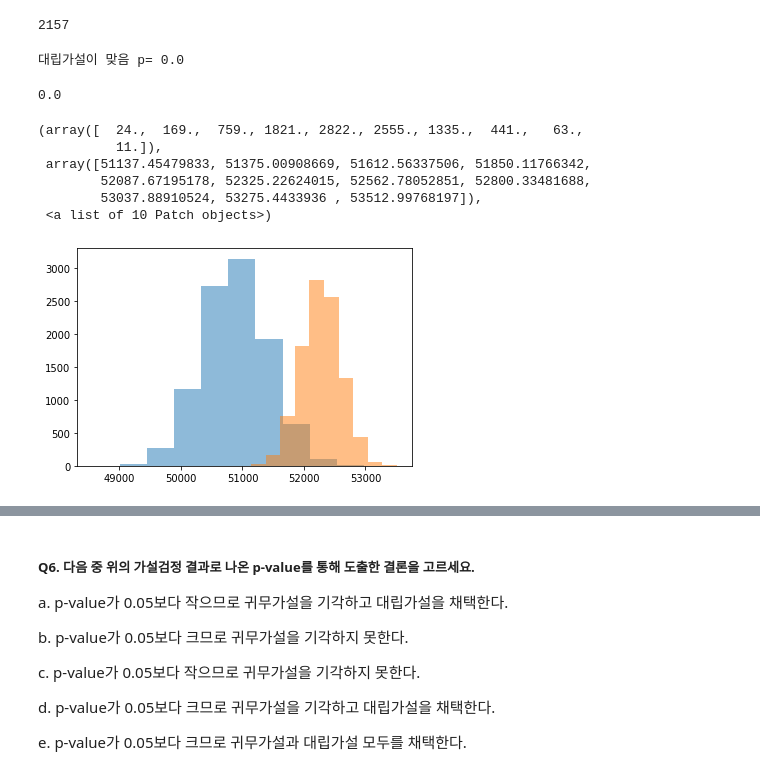
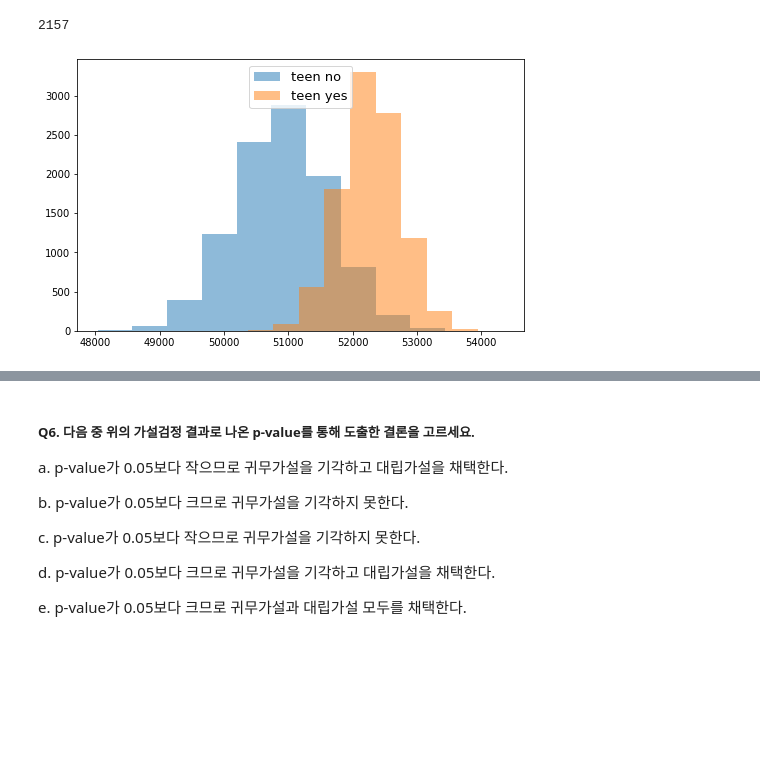
Before and after one commit to LamuneGitHub/A001_Python_Test, a Jupyter notebook: ai15-sc12x-이상필.ipynb, the cells around one changed output, grey strips where cells are left out. Drawn from its saved outputs; the diff is of its cells as text; code cells hidden in the pictures; blank space fills up the shorter version.

```diff
--- a/ai15-sc12x-이상필.ipynb
+++ b/ai15-sc12x-이상필.ipynb
@@ -393,23 +393,24 @@ df_yes = df_clean.query( 'Teenhome == 1')
 
 sample_count = len(df_clean)
 repeat_count = 10000
-boot_no = bootstrap( df_no['Income'] , sample_count , repeat_count)
-boot_yes = bootstrap( df_yes['Income'] , sample_count , repeat_count)
 
-# T-Test 수행
-p = t_test ( boot_no , boot_yes , "less" )
-p
+np.random.seed(2)
+
+boot_no, boot_yes, boot_diff = [], [], []
+for _ in range(repeat_count):
+  sample = df_clean.sample(sample_count, replace=True)
+
+  samp_no = sample[sample.Teenhome == 0]['Income'].mean()
+  samp_yes = sample[sample.Teenhome == 1]['Income'].mean()
+
+  boot_no.append( samp_no )
+  boot_yes.append( samp_yes )
+  boot_diff.append( samp_yes - samp_no )
-# %% [output]
-대립가설이 맞음 p= 0.0
-0.0
 # %%
-plt.hist(boot_no, alpha=.5)
-plt.hist(boot_yes, alpha=.5)
+plt.figure(figsize=(8,5))
+plt.hist(boot_no, alpha = 0.5, label='teen no')
+plt.hist(boot_yes, alpha = 0.5, label = 'teen yes')
+plt.legend(loc=9, fontsize=13)
+plt.show()
 # %% [output]
-(array([  24.,  169.,  759., 1821., 2822., 2555., 1335.,  441.,   63.,
-          11.]),
- array([51137.45479833, 51375.00908669, 51612.56337506, 51850.11766342,
-        52087.67195178, 52325.22624015, 52562.78052851, 52800.33481688,
-        53037.88910524, 53275.4433936 , 53512.99768197]),
- <a list of 10 Patch objects>)
-[figure, old version]
+[figure, new version]
```
Also changed, not shown: parts of 8 cells of this notebook.
